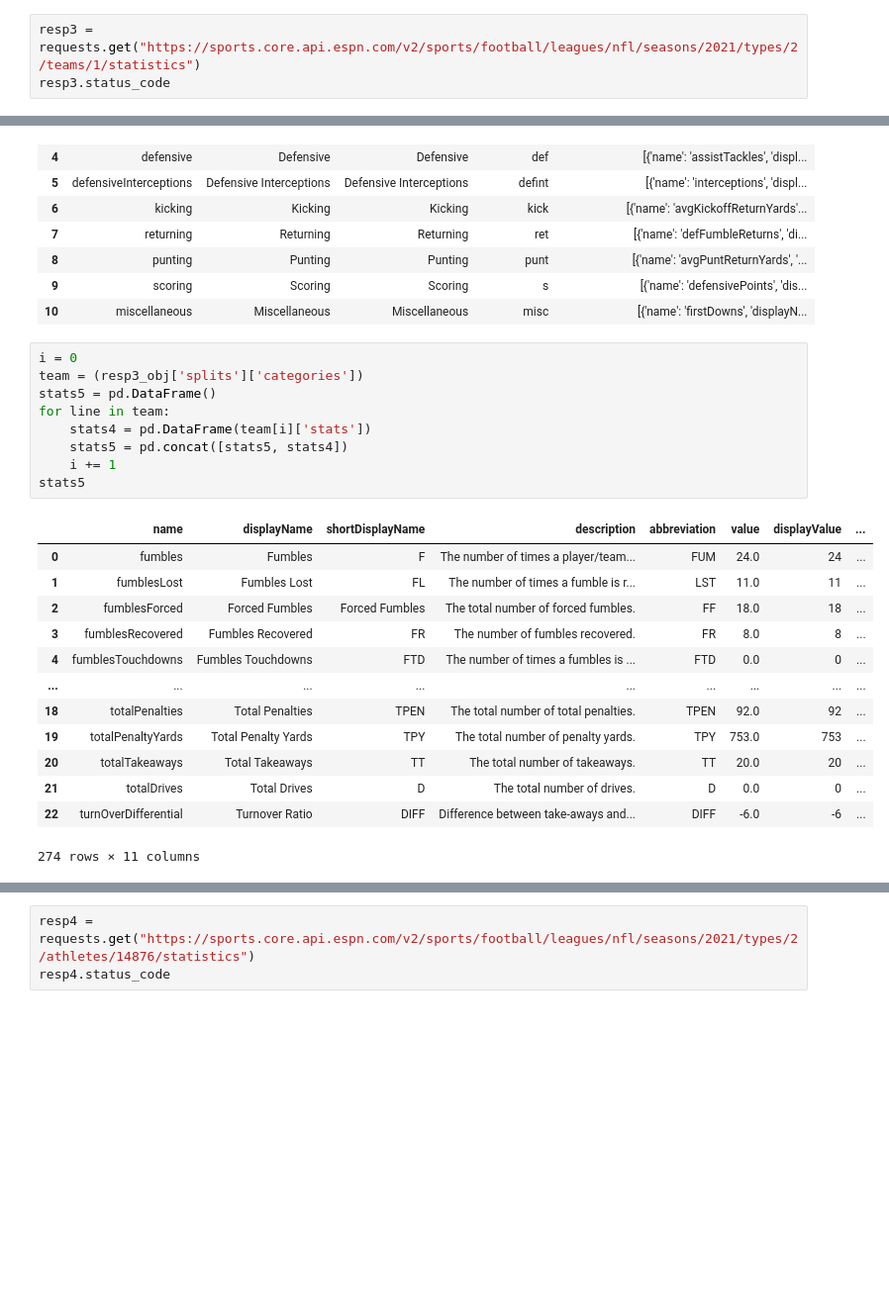
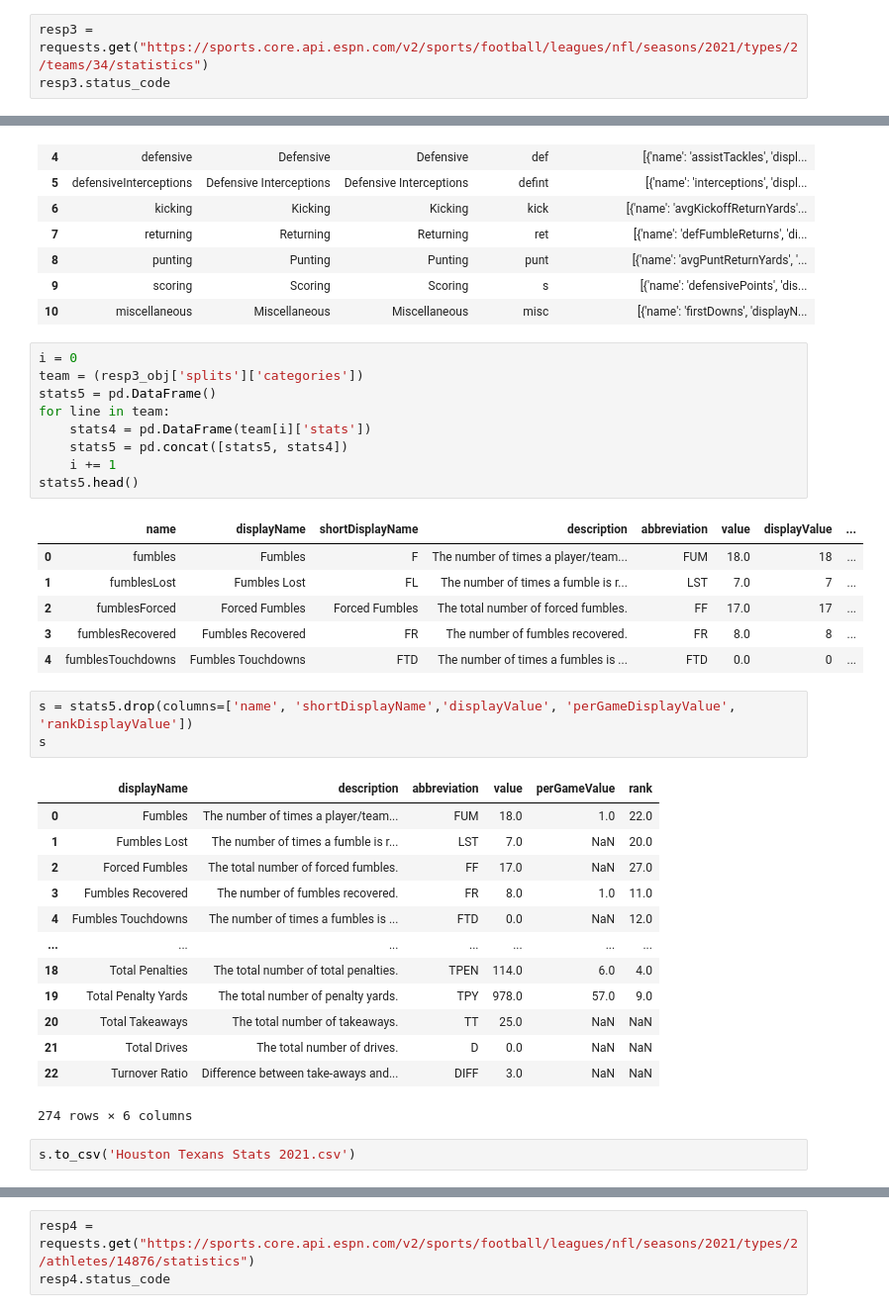
Before and after one commit to okennedyumd/INST414-Project, a Jupyter notebook: NFL_API_DATABASE.ipynb, the cells around one changed output, grey strips where cells are left out. Shown at 99% size. Cells and saved outputs as stored; diff of their text form; blank space fills up the shorter version.

Commit message:
added the stats for each team

```diff
--- a/NFL_API_DATABASE.ipynb
+++ b/NFL_API_DATABASE.ipynb
@@ -215,7 +215,7 @@ athelete
 # %%
 athelete.to_csv('receivingyard.csv')
 # %%
-resp3 = requests.get("https://sports.core.api.espn.com/v2/sports/football/leagues/nfl/seasons/2021/types/2/teams/1/statistics")
+resp3 = requests.get("https://sports.core.api.espn.com/v2/sports/football/leagues/nfl/seasons/2021/types/2/teams/34/statistics")
 resp3.status_code
 # %% [output]
 200
@@ -260,23 +260,35 @@ stats3
 # %%
 i = 0
 team = (resp3_obj['splits']['categories'])
 stats5 = pd.DataFrame()
 for line in team:
     stats4 = pd.DataFrame(team[i]['stats'])
     stats5 = pd.concat([stats5, stats4])
     i += 1
-stats5
+stats5.head()
 # %% [output]
 |  | name | displayName | shortDisplayName | description | abbreviation | value | displayValue | ... |
-| 0 | fumbles | Fumbles | F | The number of times a player/team... | FUM | 24.0 | 24 | ... |
-| 1 | fumblesLost | Fumbles Lost | FL | The number of times a fumble is r... | LST | 11.0 | 11 | ... |
-| 2 | fumblesForced | Forced Fumbles | Forced Fumbles | The total number of forced fumbles. | FF | 18.0 | 18 | ... |
+| 0 | fumbles | Fumbles | F | The number of times a player/team... | FUM | 18.0 | 18 | ... |
+| 1 | fumblesLost | Fumbles Lost | FL | The number of times a fumble is r... | LST | 7.0 | 7 | ... |
+| 2 | fumblesForced | Forced Fumbles | Forced Fumbles | The total number of forced fumbles. | FF | 17.0 | 17 | ... |
 | 3 | fumblesRecovered | Fumbles Recovered | FR | The number of fumbles recovered. | FR | 8.0 | 8 | ... |
 | 4 | fumblesTouchdowns | Fumbles Touchdowns | FTD | The number of times a fumbles is ... | FTD | 0.0 | 0 | ... |
-| ... | ... | ... | ... | ... | ... | ... | ... | ... |
-| 18 | totalPenalties | Total Penalties | TPEN | The total number of total penalties. | TPEN | 92.0 | 92 | ... |
-| 19 | totalPenaltyYards | Total Penalty Yards | TPY | The total number of penalty yards. | TPY | 753.0 | 753 | ... |
-| 20 | totalTakeaways | Total Takeaways | TT | The total number of takeaways. | TT | 20.0 | 20 | ... |
-| 21 | totalDrives | Total Drives | D | The total number of drives. | D | 0.0 | 0 | ... |
-| 22 | turnOverDifferential | Turnover Ratio | DIFF | Difference between take-aways and... | DIFF | -6.0 | -6 | ... |
-274 rows × 11 columns
+# %%
+s = stats5.drop(columns=['name', 'shortDisplayName','displayValue', 'perGameDisplayValue', 'rankDisplayValue'])
+s
+# %% [output]
+|  | displayName | description | abbreviation | value | perGameValue | rank |
+| 0 | Fumbles | The number of times a player/team... | FUM | 18.0 | 1.0 | 22.0 |
+| 1 | Fumbles Lost | The number of times a fumble is r... | LST | 7.0 | NaN | 20.0 |
+| 2 | Forced Fumbles | The total number of forced fumbles. | FF | 17.0 | NaN | 27.0 |
+| 3 | Fumbles Recovered | The number of fumbles recovered. | FR | 8.0 | 1.0 | 11.0 |
+| 4 | Fumbles Touchdowns | The number of times a fumbles is ... | FTD | 0.0 | NaN | 12.0 |
+| ... | ... | ... | ... | ... | ... | ... |
+| 18 | Total Penalties | The total number of total penalties. | TPEN | 114.0 | 6.0 | 4.0 |
+| 19 | Total Penalty Yards | The total number of penalty yards. | TPY | 978.0 | 57.0 | 9.0 |
+| 20 | Total Takeaways | The total number of takeaways. | TT | 25.0 | NaN | NaN |
+| 21 | Total Drives | The total number of drives. | D | 0.0 | NaN | NaN |
+| 22 | Turnover Ratio | Difference between take-aways and... | DIFF | 3.0 | NaN | NaN |
+274 rows × 6 columns
+# %%
+s.to_csv('Houston Texans Stats 2021.csv')
```
Also changed, not shown: parts of 2 cells of this notebook, 32 other files.
